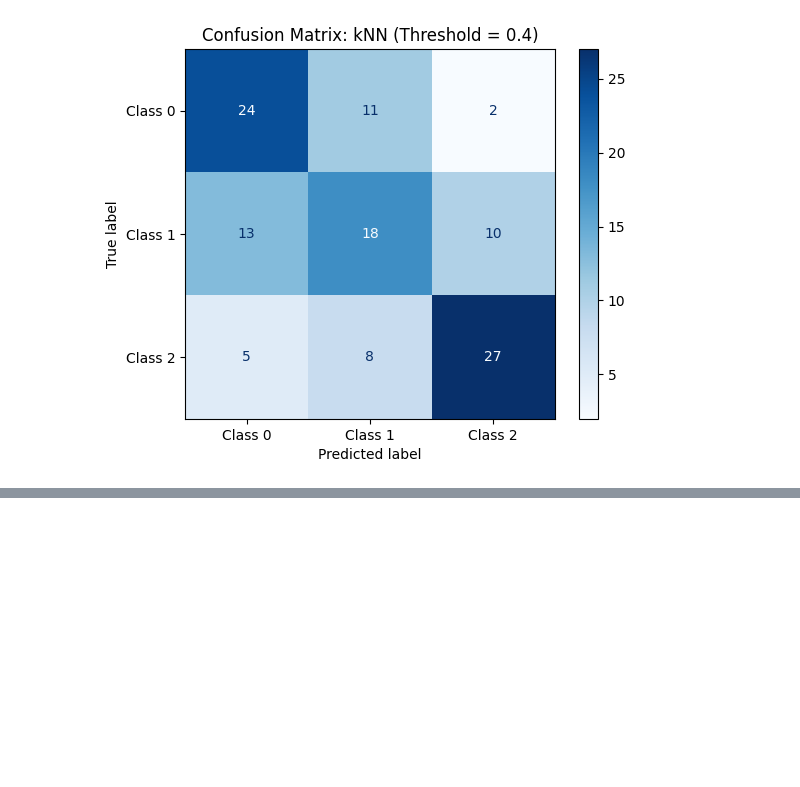
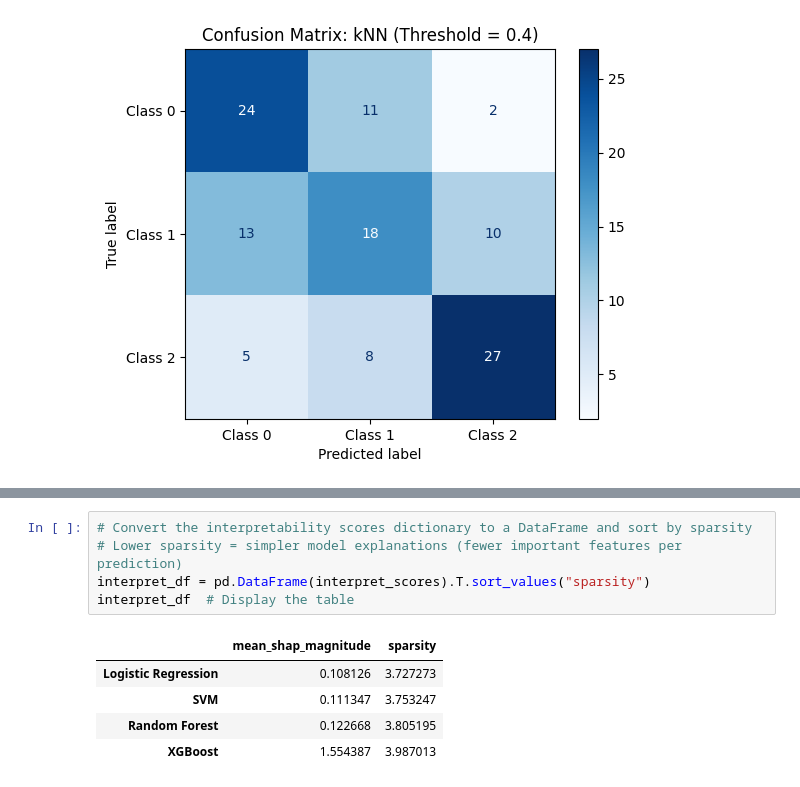
Before and after one commit to JDpodichetty/iRI_2025_AS, a Jupyter notebook: Code/cancer/pancreatic_cancer_code.ipynb, the cells around one changed output, grey strips where cells are left out. Drawn from its saved outputs; the diff is of its cells as text; blank space fills up the shorter version.

```diff
--- a/Code/cancer/pancreatic_cancer_code.ipynb
+++ b/Code/cancer/pancreatic_cancer_code.ipynb
@@ -709,0 +1325,11 @@ print(X_test_scaled.shape)
+# %%
+# Convert the interpretability scores dictionary to a DataFrame and sort by sparsity
+# Lower sparsity = simpler model explanations (fewer important features per prediction)
+interpret_df = pd.DataFrame(interpret_scores).T.sort_values("sparsity")
+interpret_df  # Display the table
+# %% [output]
+|  | mean_shap_magnitude | sparsity |
+| Logistic Regression | 0.108126 | 3.727273 |
+| SVM | 0.111347 | 3.753247 |
+| Random Forest | 0.122668 | 3.805195 |
+| XGBoost | 1.554387 | 3.987013 |
```
Also changed, not shown: parts of 16 cells of this notebook, 2 other files.
